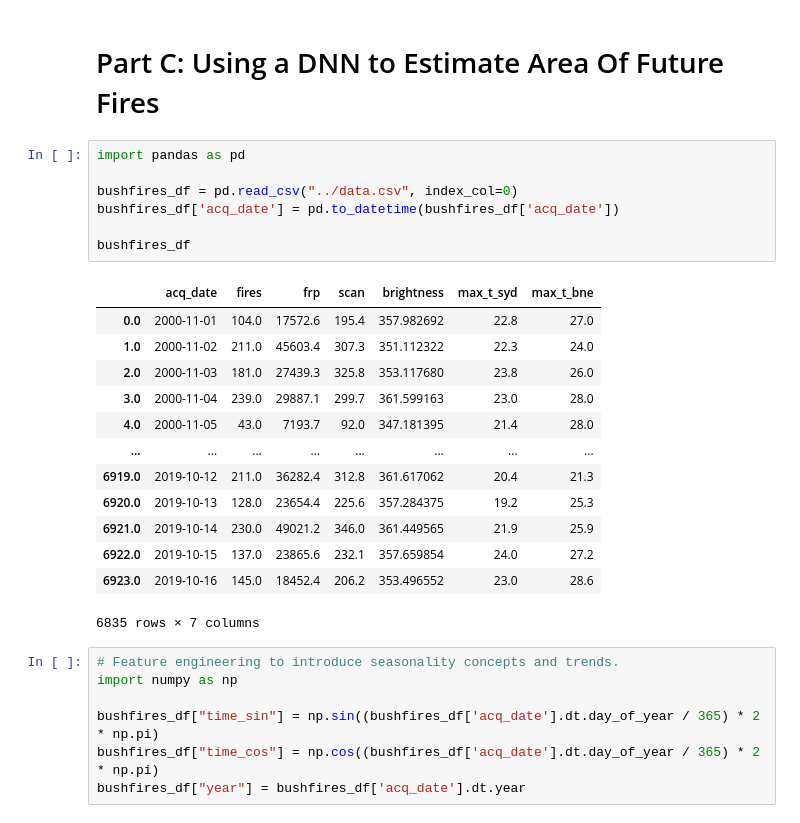
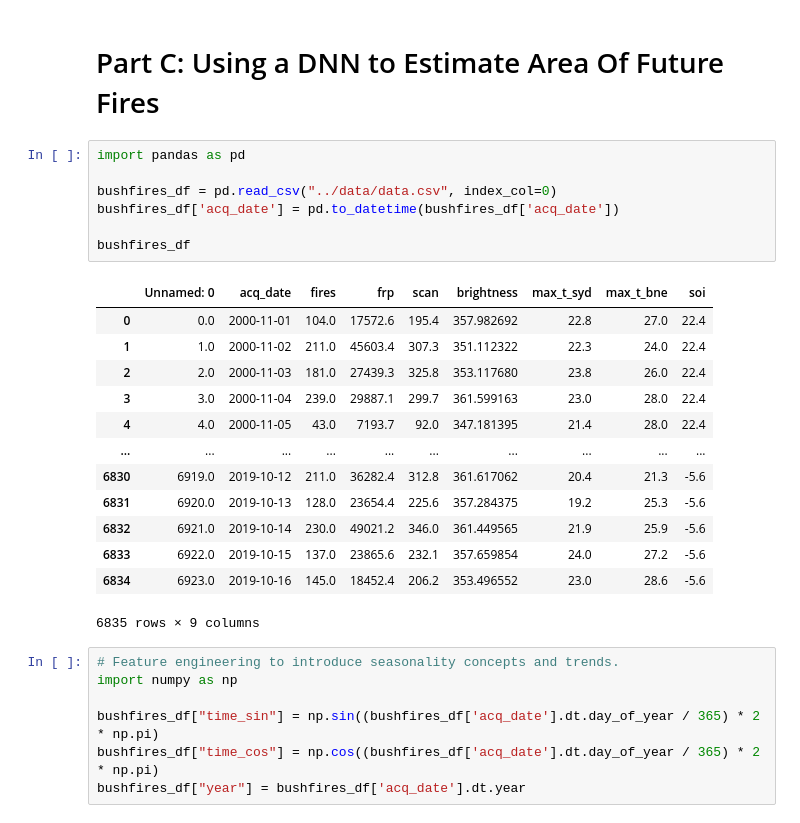
Before and after one commit to jtpotato/firetrace, a Jupyter notebook: notebooks/future-bushfires.ipynb, the cells around one changed output. Saved outputs shown, nothing was run; the diff lists cells and outputs as text.

```diff
--- a/notebooks/future-bushfires.ipynb
+++ b/notebooks/future-bushfires.ipynb
@@ -3,24 +3,24 @@
 # %%
 import pandas as pd
 
-bushfires_df = pd.read_csv("../data.csv", index_col=0)
+bushfires_df = pd.read_csv("../data/data.csv", index_col=0)
 bushfires_df['acq_date'] = pd.to_datetime(bushfires_df['acq_date'])
 
 bushfires_df
 # %% [output]
-|  | acq_date | fires | frp | scan | brightness | max_t_syd | max_t_bne |
-| 0.0 | 2000-11-01 | 104.0 | 17572.6 | 195.4 | 357.982692 | 22.8 | 27.0 |
-| 1.0 | 2000-11-02 | 211.0 | 45603.4 | 307.3 | 351.112322 | 22.3 | 24.0 |
-| 2.0 | 2000-11-03 | 181.0 | 27439.3 | 325.8 | 353.117680 | 23.8 | 26.0 |
-| 3.0 | 2000-11-04 | 239.0 | 29887.1 | 299.7 | 361.599163 | 23.0 | 28.0 |
-| 4.0 | 2000-11-05 | 43.0 | 7193.7 | 92.0 | 347.181395 | 21.4 | 28.0 |
-| ... | ... | ... | ... | ... | ... | ... | ... |
-| 6919.0 | 2019-10-12 | 211.0 | 36282.4 | 312.8 | 361.617062 | 20.4 | 21.3 |
-| 6920.0 | 2019-10-13 | 128.0 | 23654.4 | 225.6 | 357.284375 | 19.2 | 25.3 |
-| 6921.0 | 2019-10-14 | 230.0 | 49021.2 | 346.0 | 361.449565 | 21.9 | 25.9 |
-| 6922.0 | 2019-10-15 | 137.0 | 23865.6 | 232.1 | 357.659854 | 24.0 | 27.2 |
-| 6923.0 | 2019-10-16 | 145.0 | 18452.4 | 206.2 | 353.496552 | 23.0 | 28.6 |
+|  | Unnamed: 0 | acq_date | fires | frp | scan | brightness | max_t_syd | max_t_bne | soi |
+| 0 | 0.0 | 2000-11-01 | 104.0 | 17572.6 | 195.4 | 357.982692 | 22.8 | 27.0 | 22.4 |
+| 1 | 1.0 | 2000-11-02 | 211.0 | 45603.4 | 307.3 | 351.112322 | 22.3 | 24.0 | 22.4 |
+| 2 | 2.0 | 2000-11-03 | 181.0 | 27439.3 | 325.8 | 353.117680 | 23.8 | 26.0 | 22.4 |
+| 3 | 3.0 | 2000-11-04 | 239.0 | 29887.1 | 299.7 | 361.599163 | 23.0 | 28.0 | 22.4 |
+| 4 | 4.0 | 2000-11-05 | 43.0 | 7193.7 | 92.0 | 347.181395 | 21.4 | 28.0 | 22.4 |
+| ... | ... | ... | ... | ... | ... | ... | ... | ... | ... |
+| 6830 | 6919.0 | 2019-10-12 | 211.0 | 36282.4 | 312.8 | 361.617062 | 20.4 | 21.3 | -5.6 |
+| 6831 | 6920.0 | 2019-10-13 | 128.0 | 23654.4 | 225.6 | 357.284375 | 19.2 | 25.3 | -5.6 |
+| 6832 | 6921.0 | 2019-10-14 | 230.0 | 49021.2 | 346.0 | 361.449565 | 21.9 | 25.9 | -5.6 |
+| 6833 | 6922.0 | 2019-10-15 | 137.0 | 23865.6 | 232.1 | 357.659854 | 24.0 | 27.2 | -5.6 |
+| 6834 | 6923.0 | 2019-10-16 | 145.0 | 18452.4 | 206.2 | 353.496552 | 23.0 | 28.6 | -5.6 |
-6835 rows × 7 columns
+6835 rows × 9 columns
 # %%
 # Feature engineering to introduce seasonality concepts and trends.
 import numpy as np
```
Also changed, not shown: parts of 11 cells of this notebook, 6 other files.
